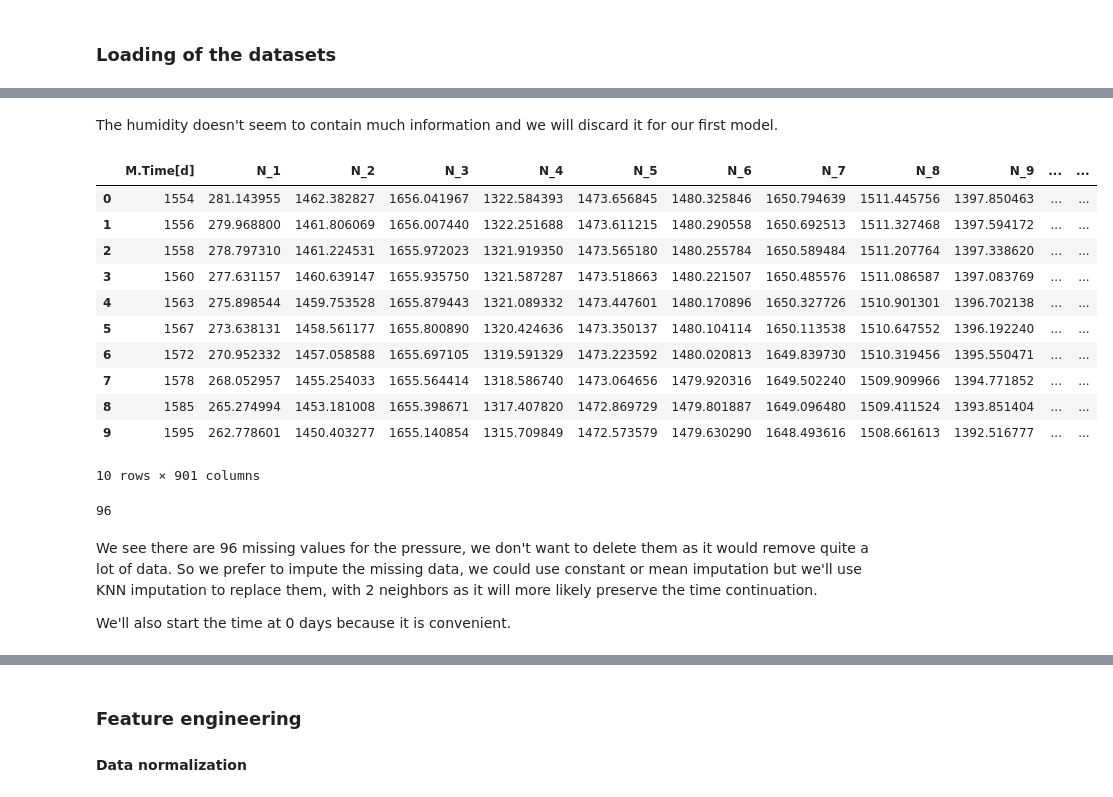
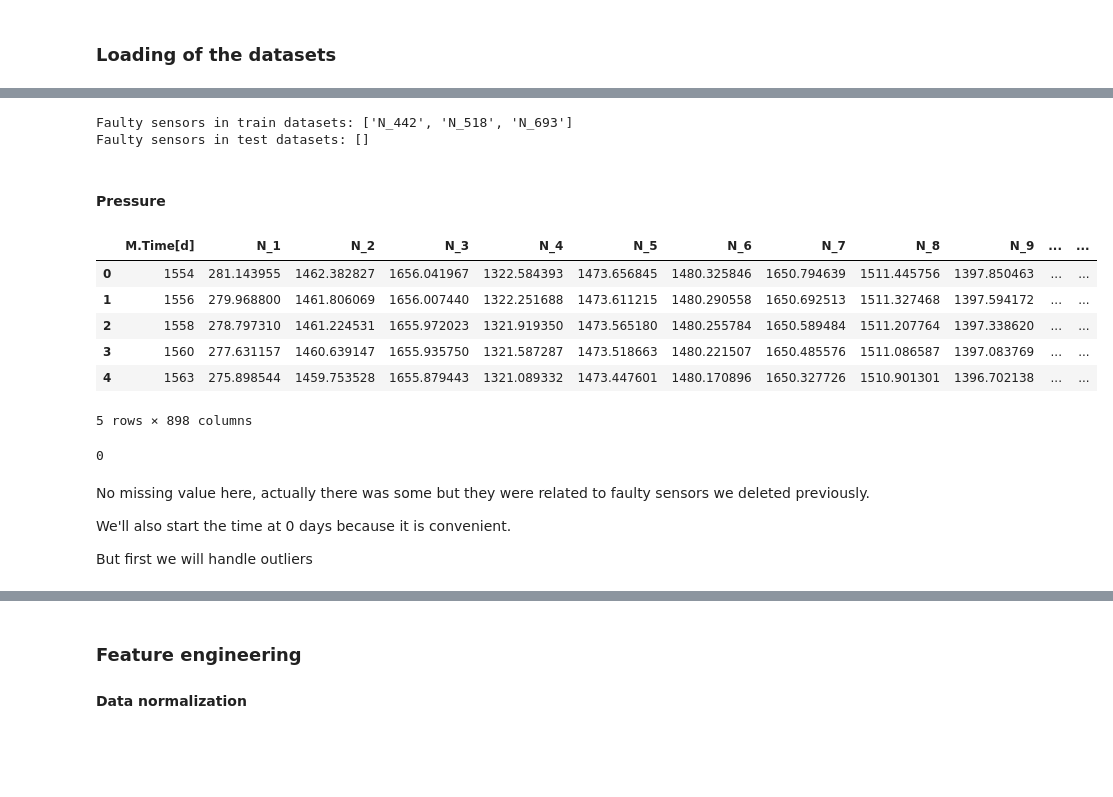
Before and after one commit to Deimos-1/ML-project, a Jupyter notebook: logs.ipynb, the cells around one changed output, grey strips where cells are left out. Saved outputs shown, nothing was run; the diff lists cells and outputs as text; code cells hidden in the pictures; blank space fills up the shorter version.

Commit message:
More Feat. Eng.
+ Z-score scaling
+ Faulty sensors removal
+ Better structure & comments

```diff
--- a/logs.ipynb
+++ b/logs.ipynb
@@ -128,23 +28,54 @@ Global mean: 98.19472180013585, variance: 5.56673083885869
-# %% [markdown]
-The humidity doesn't seem to contain much information and we will discard it for our first model.
+# %%
+## The imputer actually deletes columns with no data so we need to identify the columns with no data first
+## We need to know those sensors to remove the associated data in the other dataframes.
+## It is needed because the values are only linked by having the same index in all dataframes.
+
+train_faulty_sensors = []
+for sensor in pressure_train.columns[1:]:
+    if temperature_train[sensor].isna().all():
+        train_faulty_sensors.append(sensor)
+    elif pressure_train[sensor].isna().all():
+        train_faulty_sensors.append(sensor)
+    elif humidity_train[sensor].isna().all():
+        train_faulty_sensors.append(sensor)
+print(f'Faulty sensors in train datasets: {train_faulty_sensors}')
+
+test_faulty_sensors = []
+for sensor in pressure_test.columns[1:]:
+    if pressure_test[sensor].isna().all():
+        test_faulty_sensors.append(sensor)
+    elif humidity_test[sensor].isna().all():
+        test_faulty_sensors.append(sensor)
+print(f'Faulty sensors in test datasets: {test_faulty_sensors}')
+# Actually no sensors in the test dataset has no data
+
+## Deleting the corresponding entries in all training datasets:
+# we have to work with indices when dealing with rows...
+# used ChatGPT to get this heavy syntax and might not be efficient...
+coordinates_train.drop(coordinates_train[coordinates_train["Sensor ID"].isin(train_faulty_sensors)].index, inplace=True)
+pressure_train.drop(train_faulty_sensors, axis=1, inplace=True)
+humidity_train.drop(train_faulty_sensors, axis=1, inplace=True)
+temperature_train.drop(train_faulty_sensors, axis=1, inplace=True)
+# %% [output]
+Faulty sensors in train datasets: ['N_442', 'N_518', 'N_693']
+Faulty sensors in test datasets: []
+# %% [markdown]
+#### **Pressure**
 # %%
-display(pressure_train.head(10))
+display(pressure_train.head(5))
 pressure_train.isnull().sum().sum() # See how many missing values there are
 # %% [output]
 |  | M.Time[d] | N_1 | N_2 | N_3 | N_4 | N_5 | N_6 | N_7 | N_8 | N_9 | ... | ... |
 | 0 | 1554 | 281.143955 | 1462.382827 | 1656.041967 | 1322.584393 | 1473.656845 | 1480.325846 | 1650.794639 | 1511.445756 | 1397.850463 | ... | ... |
 | 1 | 1556 | 279.968800 | 1461.806069 | 1656.007440 | 1322.251688 | 1473.611215 | 1480.290558 | 1650.692513 | 1511.327468 | 1397.594172 | ... | ... |
 | 2 | 1558 | 278.797310 | 1461.224531 | 1655.972023 | 1321.919350 | 1473.565180 | 1480.255784 | 1650.589484 | 1511.207764 | 1397.338620 | ... | ... |
 | 3 | 1560 | 277.631157 | 1460.639147 | 1655.935750 | 1321.587287 | 1473.518663 | 1480.221507 | 1650.485576 | 1511.086587 | 1397.083769 | ... | ... |
 | 4 | 1563 | 275.898544 | 1459.753528 | 1655.879443 | 1321.089332 | 1473.447601 | 1480.170896 | 1650.327726 | 1510.901301 | 1396.702138 | ... | ... |
-| 5 | 1567 | 273.638131 | 1458.561177 | 1655.800890 | 1320.424636 | 1473.350137 | 1480.104114 | 1650.113538 | 1510.647552 | 1396.192240 | ... | ... |
-| 6 | 1572 | 270.952332 | 1457.058588 | 1655.697105 | 1319.591329 | 1473.223592 | 1480.020813 | 1649.839730 | 1510.319456 | 1395.550471 | ... | ... |
-| 7 | 1578 | 268.052957 | 1455.254033 | 1655.564414 | 1318.586740 | 1473.064656 | 1479.920316 | 1649.502240 | 1509.909966 | 1394.771852 | ... | ... |
-| 8 | 1585 | 265.274994 | 1453.181008 | 1655.398671 | 1317.407820 | 1472.869729 | 1479.801887 | 1649.096480 | 1509.411524 | 1393.851404 | ... | ... |
-| 9 | 1595 | 262.778601 | 1450.403277 | 1655.140854 | 1315.709849 | 1472.573579 | 1479.630290 | 1648.493616 | 1508.661613 | 1392.516777 | ... | ... |
-10 rows × 901 columns
+5 rows × 898 columns
-96
+0
 # %% [markdown]
-We see there are 96 missing values for the pressure, we don't want to delete them as it would remove quite a lot of data. So we prefer to impute the missing data, we could use constant or mean imputation but  we'll use KNN imputation to replace them, with 2 neighbors as it will more likely preserve the time continuation.
+No missing value here, actually there was some but they were related to faulty sensors we deleted previously.
 
 We'll also start the time at 0 days because it is convenient.
+
+But first we will handle outliers
```
Also changed, not shown: parts of 21 cells of this notebook.
